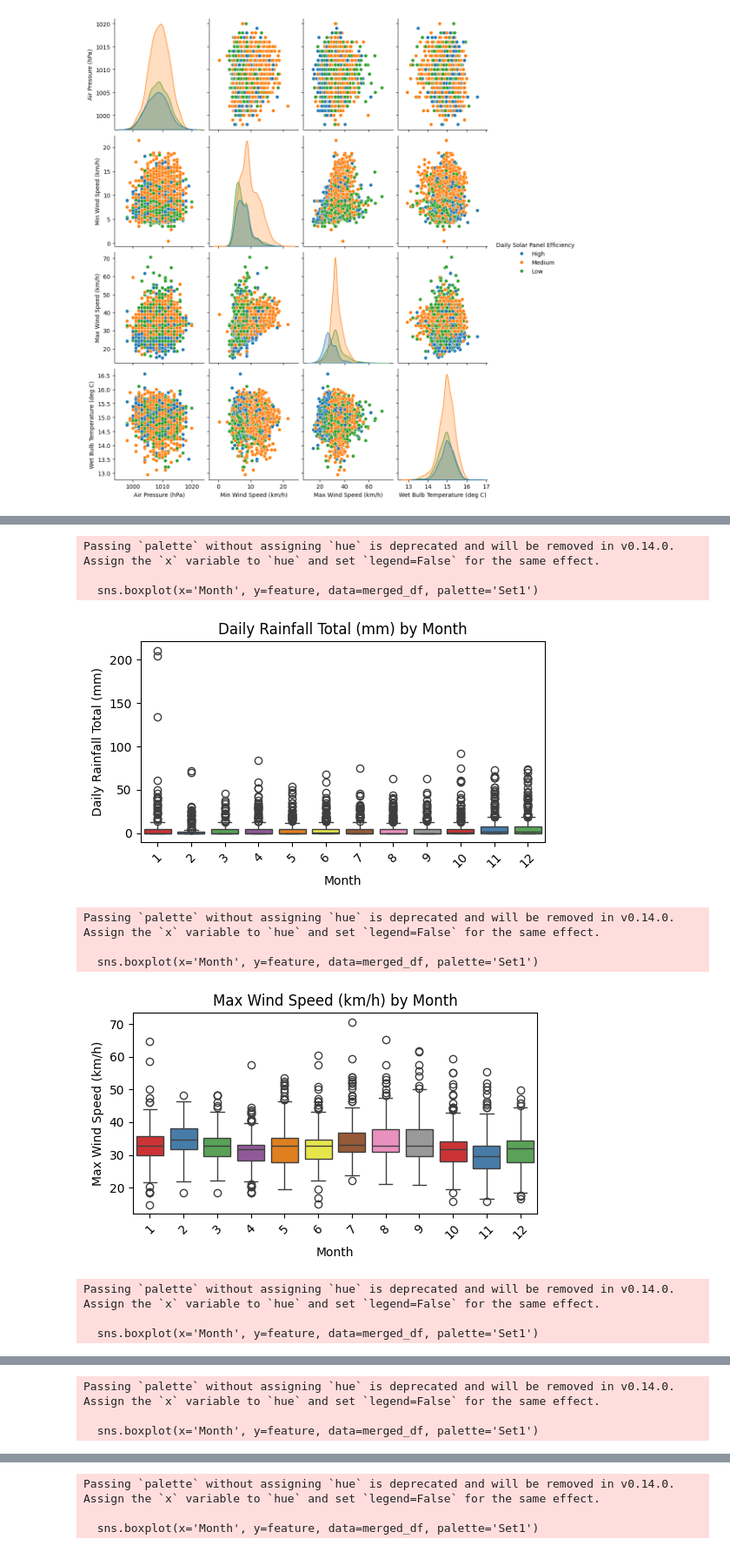
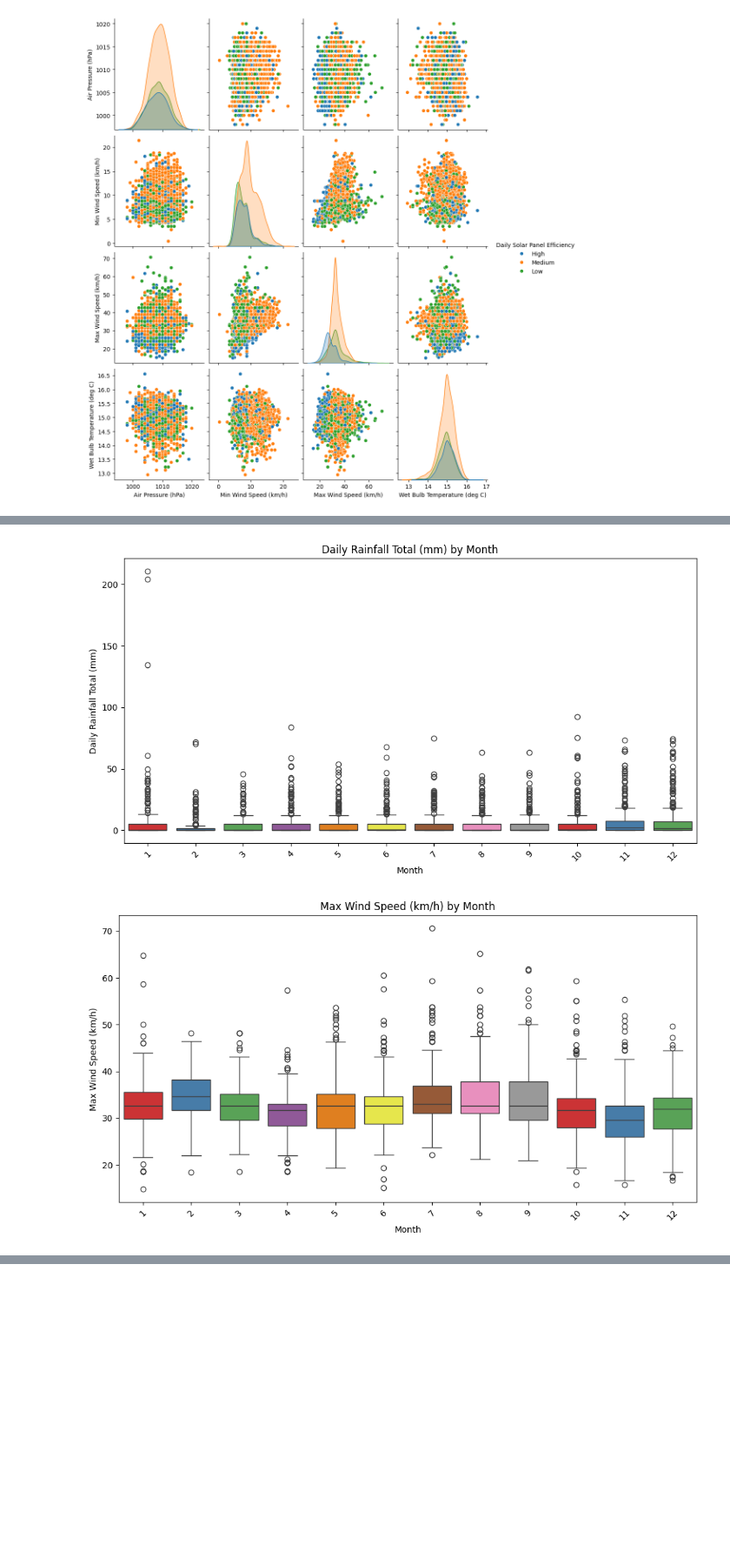
Before and after one commit to lxxxng/SolarPanelEfficiencyPrediction, a Jupyter notebook: eda.ipynb, the cells around one changed output, grey strips where cells are left out. Shown at 87% size. Saved outputs shown, nothing was run; the diff lists cells and outputs as text; code cells hidden in the pictures; blank space fills up the shorter version.

```diff
--- a/eda.ipynb
+++ b/eda.ipynb
@@ -528,6 +527,7 @@ dropping the features
 # %%
 to_drop = ["data_ref_x", "data_ref_y",
-           "Highest 60 Min Rainfall (mm)", "Highest 120 Min Rainfall (mm)", "Cloud Cover (%)"]
+           "Highest 30 Min Rainfall (mm)", "Highest 60 Min Rainfall (mm)", \
+               "Highest 120 Min Rainfall (mm)", "Cloud Cover (%)"]
 
 merged_df.drop(columns=to_drop, inplace=True)
 # %%
@@ -769,33 +769,27 @@ plt.show()
 # %%
 # List of numerical features to plot against Month
 numerical_features = [
     'Daily Rainfall Total (mm)',
     'Max Wind Speed (km/h)',
+    'Min Wind Speed (km/h)',
     'Sunshine Duration (hrs)',
     'Relative Humidity (%)',
     'Air Pressure (hPa)',
     'Wet Bulb Temperature (deg C)',
-    'Maximum Temperature (deg C)'
+    'Maximum Temperature (deg C)',
+    'Min Temperature (deg C)'
 ]
 
 # Create a box plot for each numerical feature against Month
 for feature in numerical_features:
     plt.figure(figsize=(12, 6))
-    sns.boxplot(x='Month', y=feature, data=merged_df, palette='Set1')
+    sns.boxplot(x='Month', y=feature, data=merged_df, hue='Month', palette='Set1', dodge=False)
     plt.title(f'{feature} by Month')
     plt.xlabel('Month')
     plt.ylabel(feature)
+    plt.legend([],[], frameon=False)
     plt.xticks(rotation=45)
     plt.show()
 # %% [output]
-Passing `palette` without assigning `hue` is deprecated and will be removed in v0.14.0. Assign the `x` variable to `hue` and set `legend=False` for the same effect.
-
-  sns.boxplot(x='Month', y=feature, data=merged_df, palette='Set1')
-[figure, old version]
+[figure, new version]
-Passing `palette` without assigning `hue` is deprecated and will be removed in v0.14.0. Assign the `x` variable to `hue` and set `legend=False` for the same effect.
-
-  sns.boxplot(x='Month', y=feature, data=merged_df, palette='Set1')
-[figure, old version]
+[figure, new version]
-Passing `palette` without assigning `hue` is deprecated and will be removed in v0.14.0. Assign the `x` variable to `hue` and set `legend=False` for the same effect.
-
-  sns.boxplot(x='Month', y=feature, data=merged_df, palette='Set1')
@@ -803,3 +796,0 @@ Passing `palette` without assigning `hue` is deprecated and will be removed in v
-Passing `palette` without assigning `hue` is deprecated and will be removed in v0.14.0. Assign the `x` variable to `hue` and set `legend=False` for the same effect.
-
-  sns.boxplot(x='Month', y=feature, data=merged_df, palette='Set1')
@@ -807,3 +797,0 @@ Passing `palette` without assigning `hue` is deprecated and will be removed in v
-Passing `palette` without assigning `hue` is deprecated and will be removed in v0.14.0. Assign the `x` variable to `hue` and set `legend=False` for the same effect.
-
-  sns.boxplot(x='Month', y=feature, data=merged_df, palette='Set1')
```
Also changed, not shown: parts of 9 cells of this notebook.
